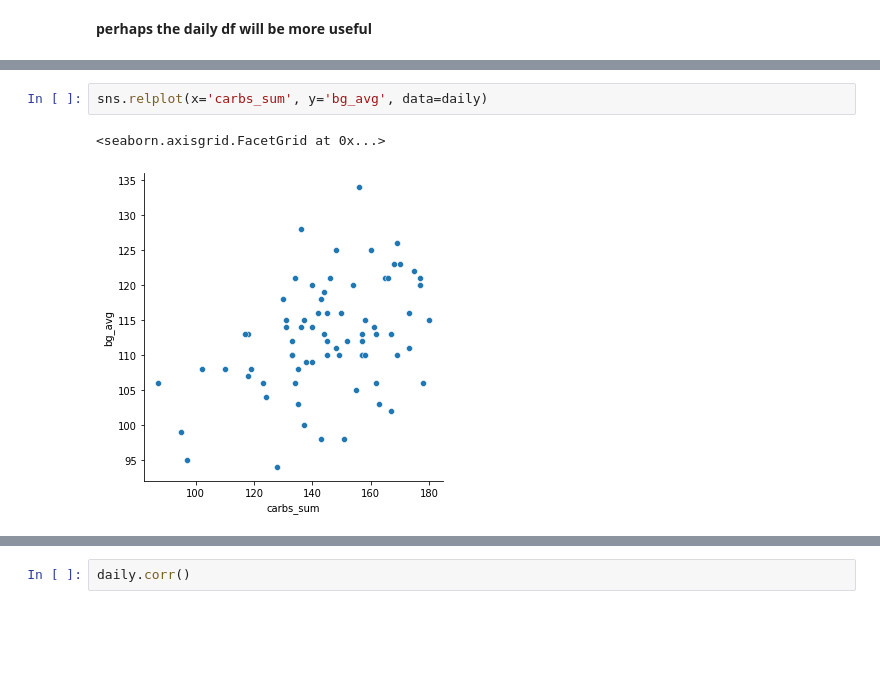
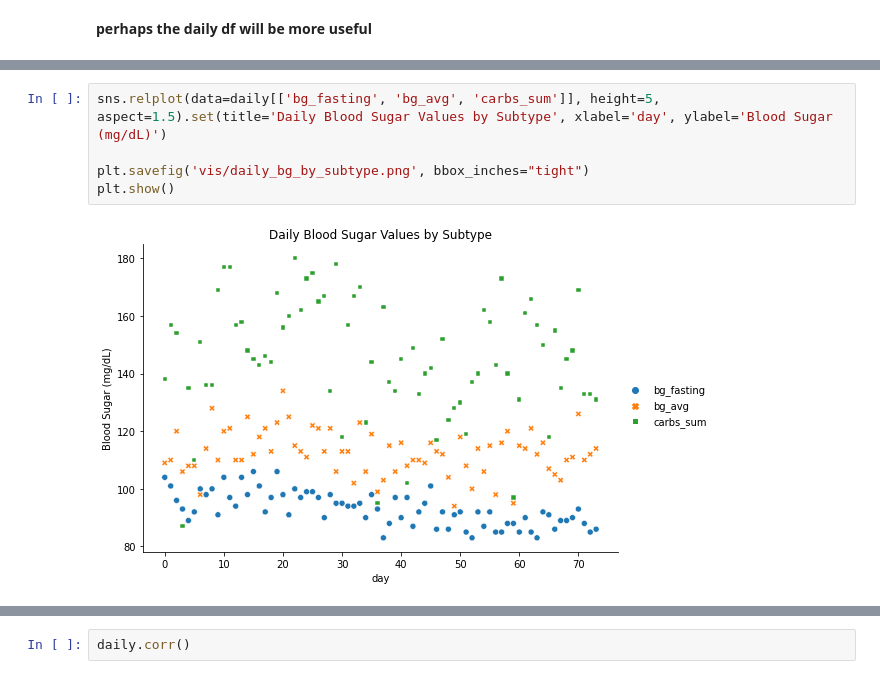
Before and after one commit to JessicaELewis/GDB-Onset-Estimation, a Jupyter notebook: 2_EDA.ipynb, the cells around one changed output, grey strips where cells are left out. Drawn from its saved outputs; the diff is of its cells as text; blank space fills up the shorter version.

```diff
--- a/2_EDA.ipynb
+++ b/2_EDA.ipynb
@@ -252,5 +246,7 @@ sns.relplot(x='carbs_sum', y='bg_fasting', data=daily)
-# %%
-sns.relplot(x='carbs_sum', y='bg_avg', data=daily)
-# %% [output]
-<seaborn.axisgrid.FacetGrid at 0x...>
-[figure, removed]
+# %%
+sns.relplot(data=daily[['bg_fasting', 'bg_avg', 'carbs_sum']], height=5, aspect=1.5).set(title='Daily Blood Sugar Values by Subtype', xlabel='day', ylabel='Blood Sugar (mg/dL)')
+
+plt.savefig('vis/daily_bg_by_subtype.png', bbox_inches="tight")
+plt.show()
+# %% [output]
+[figure, added]
```
Also changed, not shown: parts of 9 cells of this notebook, 41 other files.
